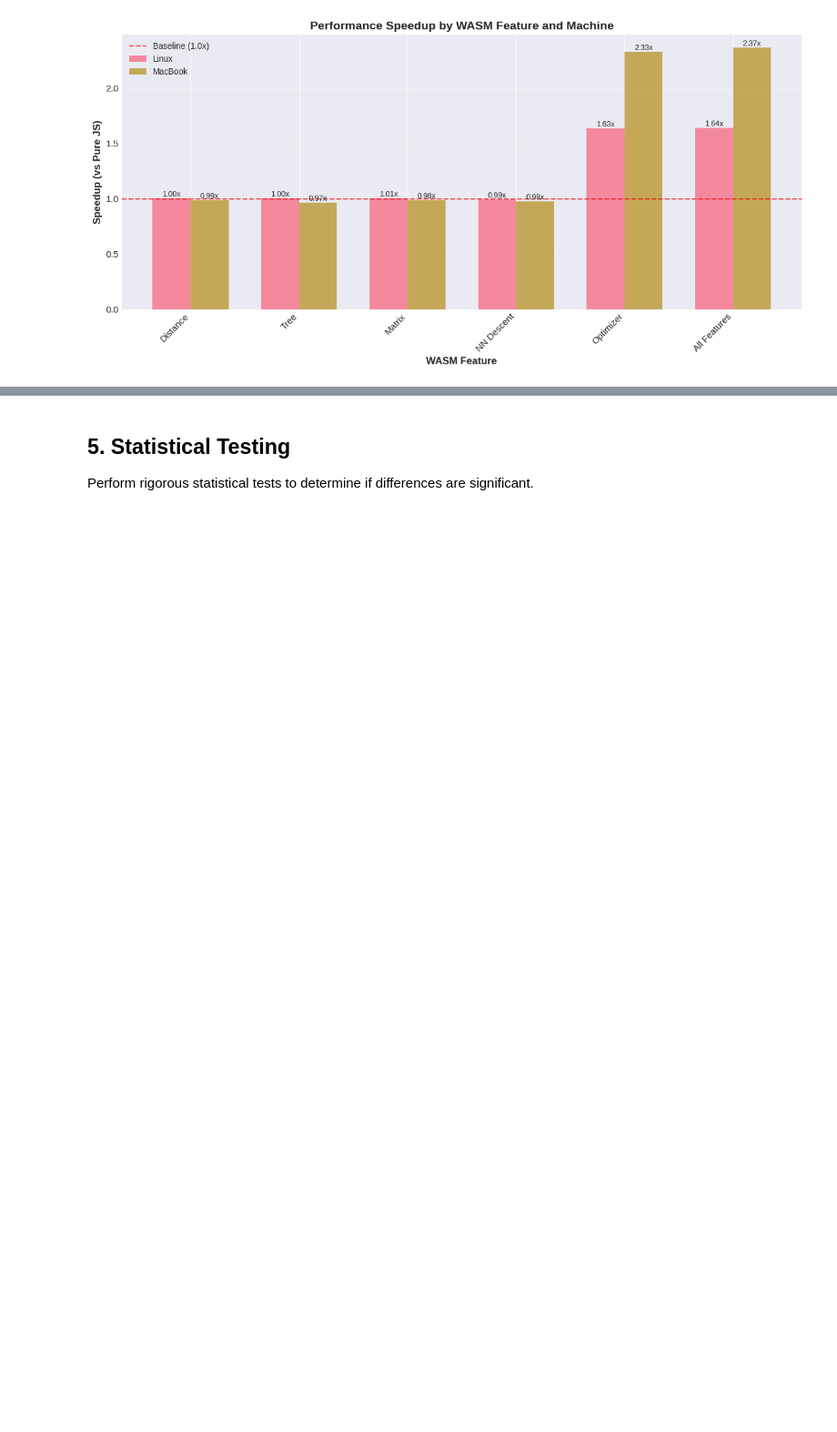
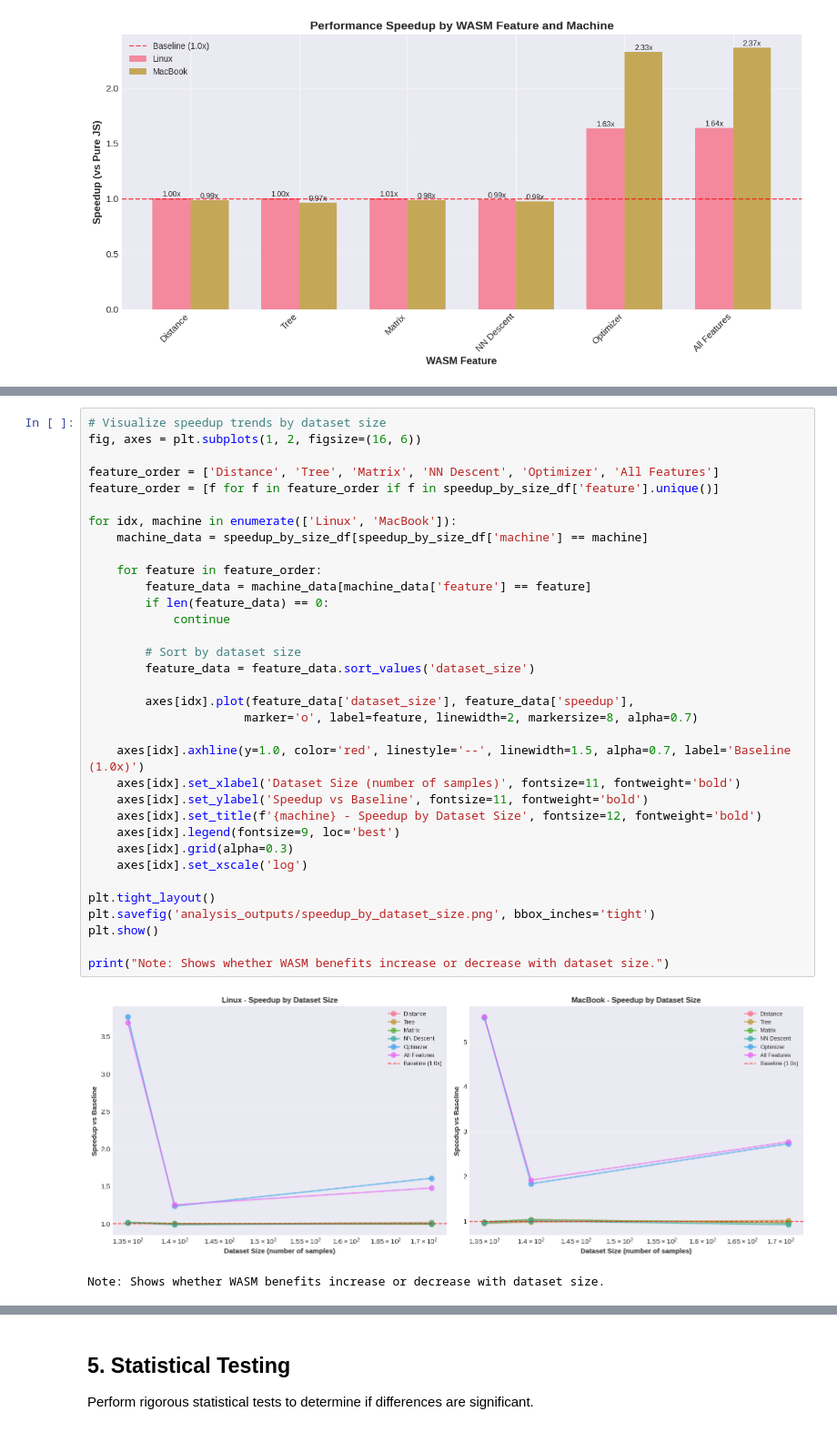
Before and after one commit to elarsaks/umap-bench, a Jupyter notebook: bench/analysis.ipynb, the cells around one changed output, grey strips where cells are left out. Shown at 91% size. Saved outputs shown, nothing was run; the diff lists cells and outputs as text; blank space fills up the shorter version.

```diff
--- a/bench/analysis.ipynb
+++ b/bench/analysis.ipynb
@@ -313,0 +523,37 @@ plt.show()
+# %%
+# Visualize speedup trends by dataset size
+fig, axes = plt.subplots(1, 2, figsize=(16, 6))
+
+feature_order = ['Distance', 'Tree', 'Matrix', 'NN Descent', 'Optimizer', 'All Features']
+feature_order = [f for f in feature_order if f in speedup_by_size_df['feature'].unique()]
+
+for idx, machine in enumerate(['Linux', 'MacBook']):
+    machine_data = speedup_by_size_df[speedup_by_size_df['machine'] == machine]
+
+    for feature in feature_order:
+        feature_data = machine_data[machine_data['feature'] == feature]
+        if len(feature_data) == 0:
+            continue
+
+        # Sort by dataset size
+        feature_data = feature_data.sort_values('dataset_size')
+
+        axes[idx].plot(feature_data['dataset_size'], feature_data['speedup'],
+                      marker='o', label=feature, linewidth=2, markersize=8, alpha=0.7)
+
+    axes[idx].axhline(y=1.0, color='red', linestyle='--', linewidth=1.5, alpha=0.7, label='Baseline (1.0x)')
+    axes[idx].set_xlabel('Dataset Size (number of samples)', fontsize=11, fontweight='bold')
+    axes[idx].set_ylabel('Speedup vs Baseline', fontsize=11, fontweight='bold')
+    axes[idx].set_title(f'{machine} - Speedup by Dataset Size', fontsize=12, fontweight='bold')
+    axes[idx].legend(fontsize=9, loc='best')
+    axes[idx].grid(alpha=0.3)
+    axes[idx].set_xscale('log')
+
+plt.tight_layout()
+plt.savefig('analysis_outputs/speedup_by_dataset_size.png', bbox_inches='tight')
+plt.show()
+
+print("Note: Shows whether WASM benefits increase or decrease with dataset size.")
+# %% [output]
+[figure, added]
+Note: Shows whether WASM benefits increase or decrease with dataset size.
```
Also changed, not shown: parts of 12 cells of this notebook, 4 other files.
